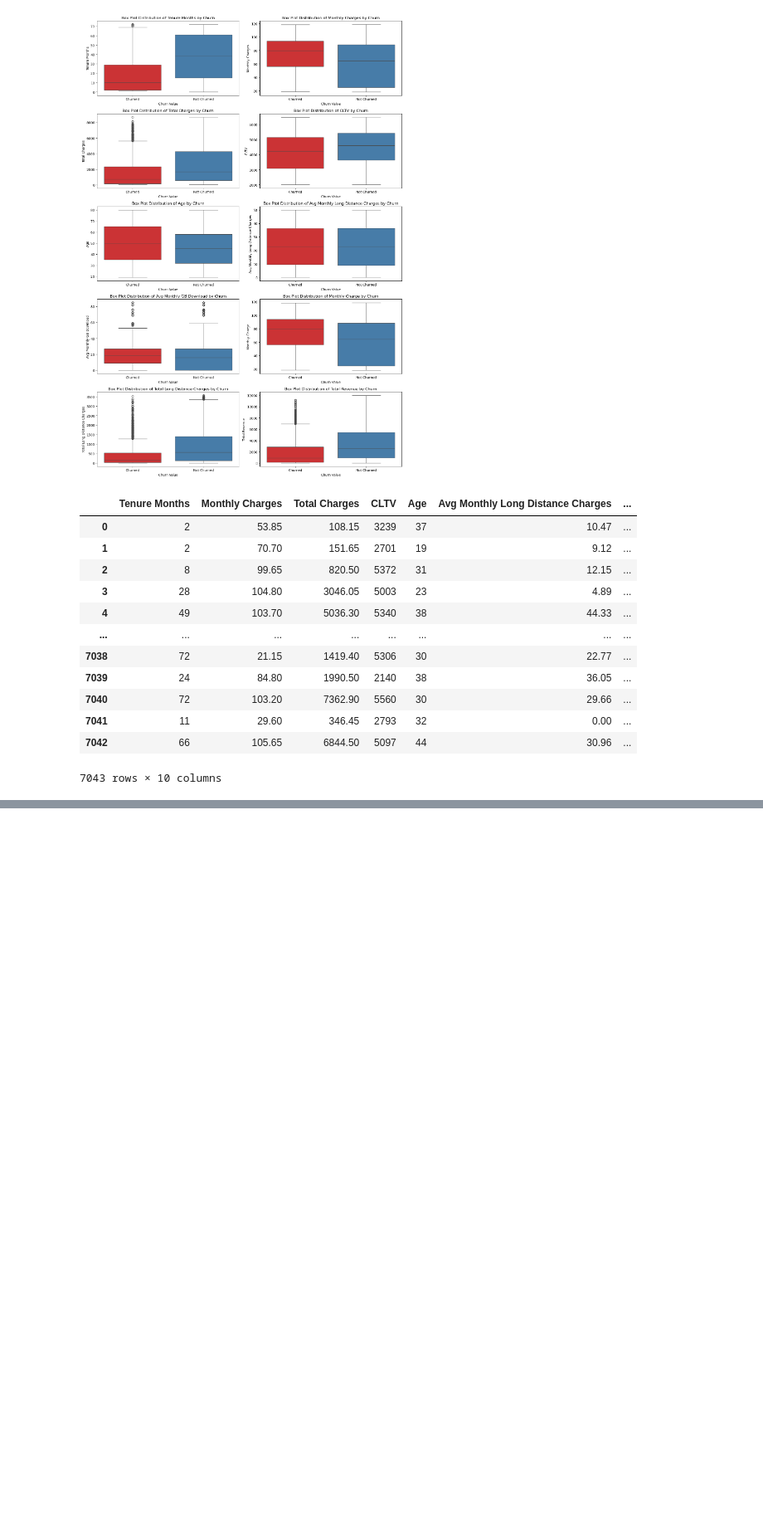
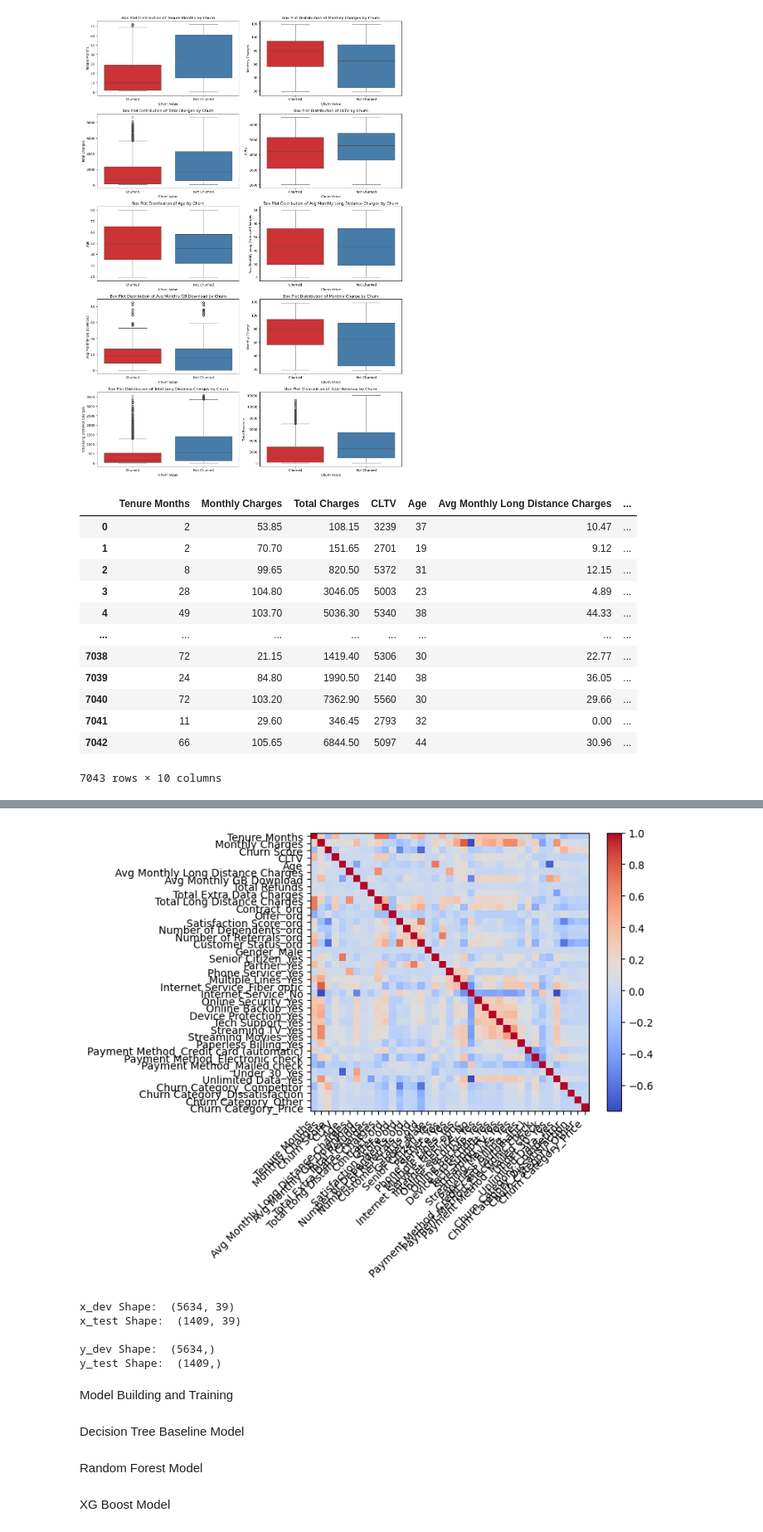
Before and after one commit to JasonCheung01/Telco-Churn, a Jupyter notebook: AML Team Project.ipynb, the cells around one changed output, grey strips where cells are left out. Shown at 83% size. Drawn from its saved outputs; the diff is of its cells as text; code cells hidden in the pictures; blank space fills up the shorter version.

Commit message:
Added pre-processing step so we can begin model building

```diff
--- a/AML Team Project.ipynb
+++ b/AML Team Project.ipynb
@@ -352,0 +416,4 @@ We tried experimenting with different scatter plot methods for numerical and chu
+# %%
+# Check for any correlation
+correlation_matrix = x_dev.corr()
+correlation_matrix
@@ -352,0 +439,13 @@ We tried experimenting with different scatter plot methods for numerical and chu
+# %%
+# https://stackabuse.com/applying-filter-methods-in-python-for-feature-selection/
+# Find all features that return a threshold value greater than or equal to 0.8 to drop
+correlated_features = set()
+
+for i in range(len(correlation_matrix.columns)):
+    for j in range(i):
+        if abs(correlation_matrix.iloc[i, j]) >= 0.8:
+            colname = correlation_matrix.columns[i]
+            correlated_features.add(colname)
+
+print(correlated_features)
+print(len(correlated_features))
@@ -352,0 +455,6 @@ We tried experimenting with different scatter plot methods for numerical and chu
+# %%
+x_dev.drop(labels = correlated_features, axis = 1, inplace = True)
+x_test.drop(labels = correlated_features, axis = 1, inplace = True)
+# %%
+correlation_matrix = x_dev.corr()
+correlation_matrix
@@ -352,0 +480,37 @@ We tried experimenting with different scatter plot methods for numerical and chu
+# %%
+# Generates heat map
+plt.imshow(correlation_matrix, cmap = 'coolwarm')
+
+# adding colorbar
+plt.colorbar()
+
+# gets the column name for tick labels
+tick_labels = [column for column in correlation_matrix.columns]
+
+# adds column label to the heat map
+plt.xticks(range(len(correlation_matrix)), tick_labels, rotation=45, ha='right')
+plt.yticks(range(len(correlation_matrix)), tick_labels)
+
+plt.show()
+# %% [output]
+[figure, added]
+# %%
+print("x_dev Shape: ", x_dev.shape)
+print("x_test Shape: ", x_test.shape, "\n")
+
+print("y_dev Shape: ", y_dev.shape)
+print("y_test Shape: ", y_test.shape, "\n")
+# %% [output]
+x_dev Shape:  (5634, 39)
+x_test Shape:  (1409, 39)
+
+y_dev Shape:  (5634,)
+y_test Shape:  (1409,)
+# %% [markdown]
+Model Building and Training
+# %% [markdown]
+Decision Tree Baseline Model
+# %% [markdown]
+Random Forest Model
+# %% [markdown]
+XG Boost Model
```
Also changed, not shown: parts of 23 cells of this notebook.
